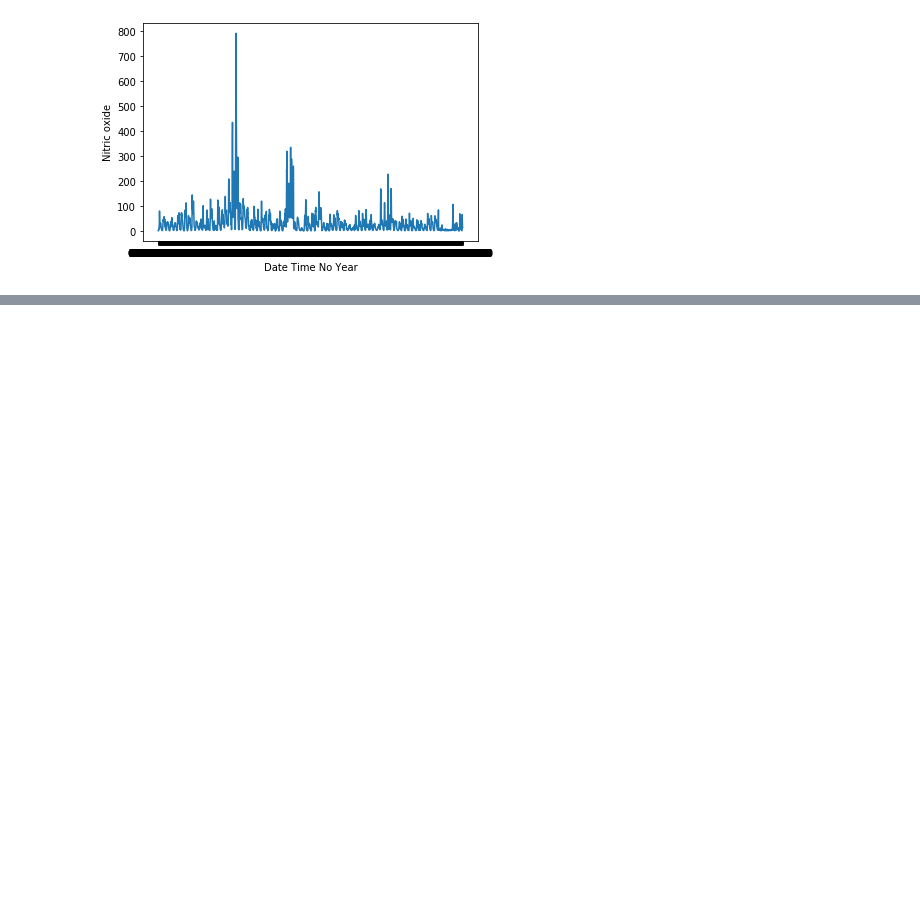
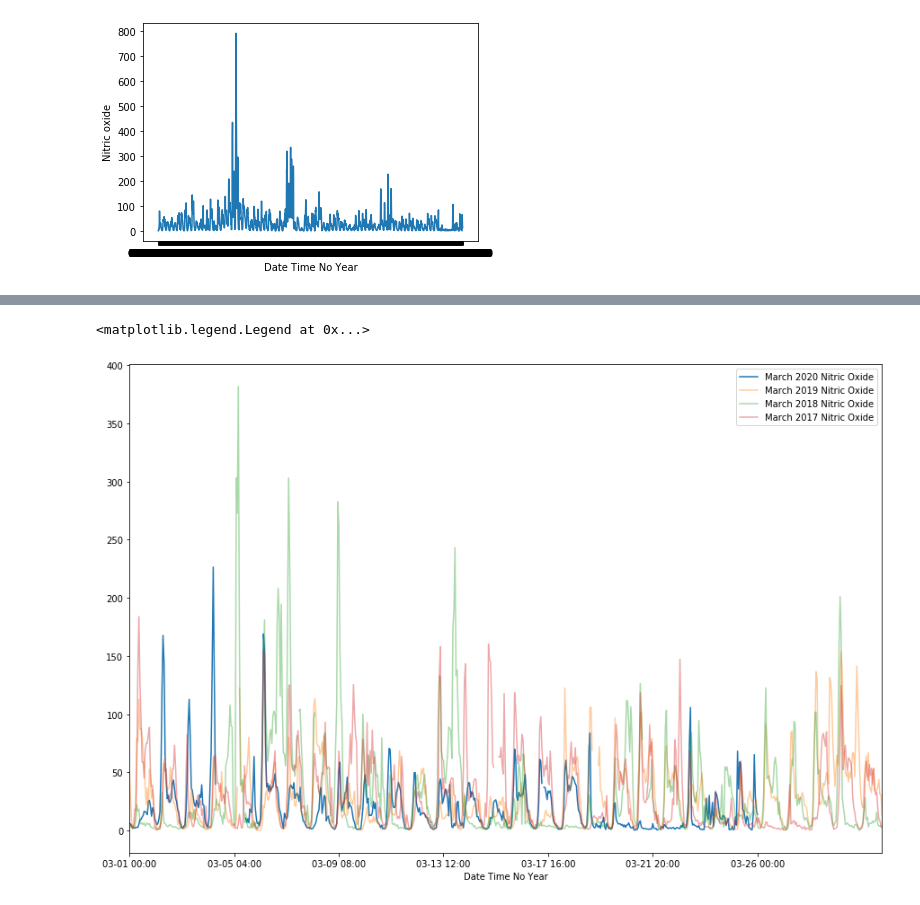
Before and after one commit to productivityboyz/Air-Pollution-Project, a Jupyter notebook: Derby Air Pollution.ipynb, the cells around one changed output, grey strips where cells are left out. Saved outputs shown, nothing was run; the diff lists cells and outputs as text; code cells hidden in the pictures; blank space fills up the shorter version.

```diff
--- a/Derby Air Pollution.ipynb
+++ b/Derby Air Pollution.ipynb
@@ -280,0 +333,14 @@ TypeError: unsupported operand type(s) for &: 'str' and 'DatetimeIndex'
+# %%
+fig, ax = subplots()
+
+df_2020_mar['Nitric oxide'].plot(figsize=(15,10),ax=ax)
+ax.legend(['March 2020'])
+df_2019_mar['Nitric oxide'].plot(figsize=(15,10),ax=ax,alpha=0.4)
+ax.legend(['March 2020','March 2019'])
+df_2018_mar['Nitric oxide'].plot(figsize=(15,10),ax=ax,alpha=0.4)
+ax.legend(['March 2020','March 2019','March 2018'])
+df_2017_mar['Nitric oxide'].plot(figsize=(15,10),ax=ax,alpha=0.4)
+ax.legend(['March 2020 Nitric Oxide','March 2019 Nitric Oxide','March 2018 Nitric Oxide','March 2017 Nitric Oxide'])
+# %% [output]
+<matplotlib.legend.Legend at 0x...>
+[figure, added]
```
Also changed, not shown: parts of 11 cells of this notebook, 4 other files.
